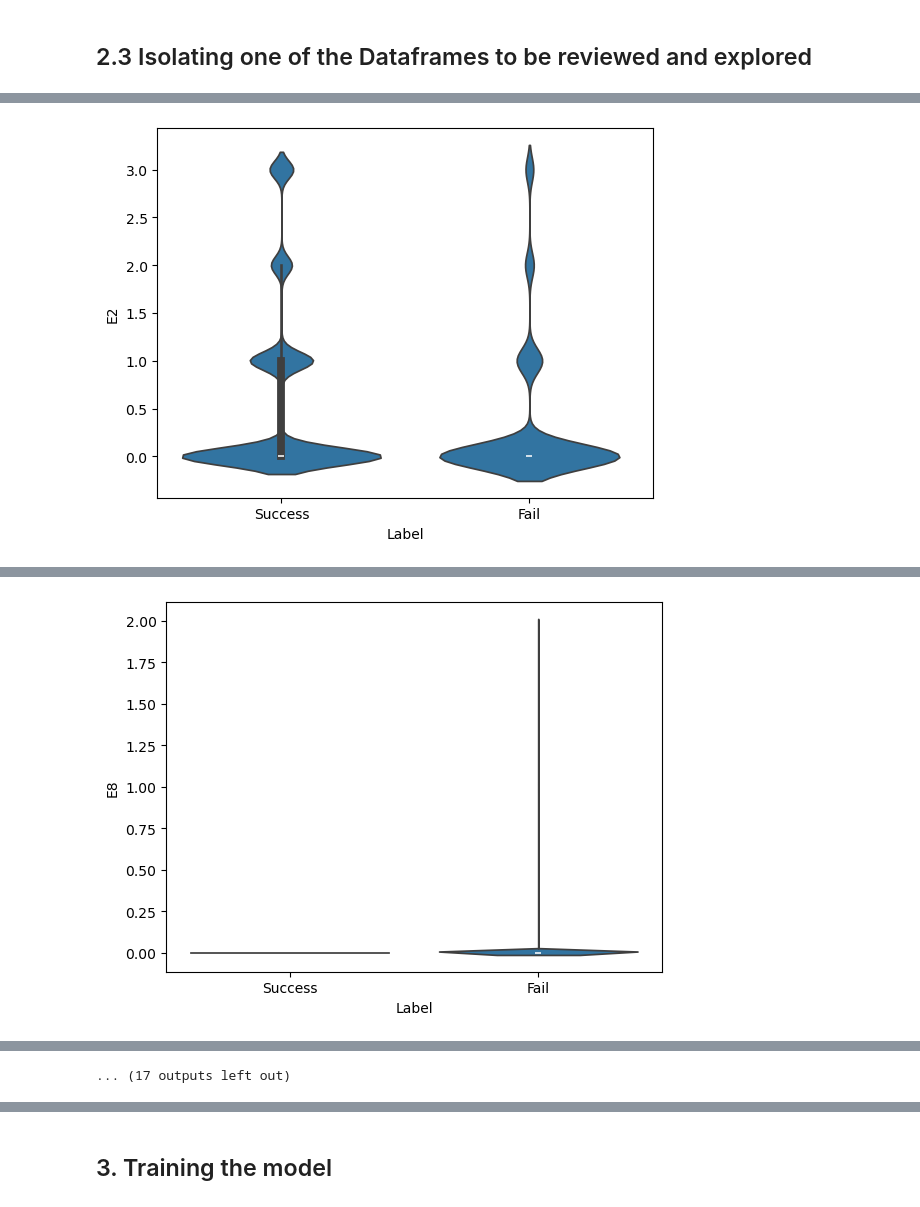
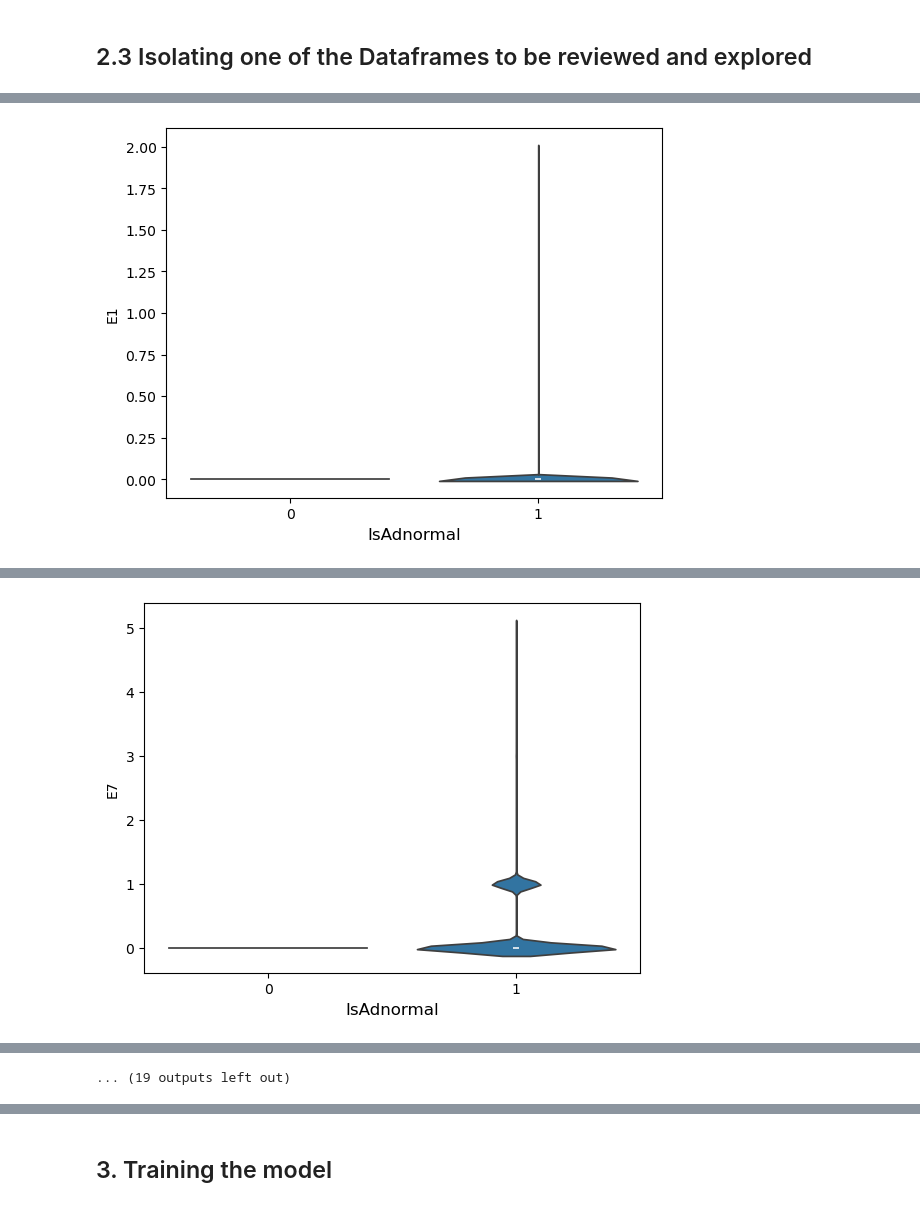
Before and after one commit to wyn-cmd/AITT-Assignment, a Jupyter notebook: LogPrep2.ipynb, the cells around one changed output, grey strips where cells are left out. Cells and saved outputs as stored; diff of their text form; code cells hidden in the pictures.

```diff
--- a/LogPrep2.ipynb
+++ b/LogPrep2.ipynb
@@ -150,0 +136,9 @@ Name: count, dtype: int64
+# %%
+# Since the anomoly_label.csv is provided as a csv with corresponding block ids, lets join them both
+# Since the Latency column is in another site, lets merge it together with the colum
+
+occ_df = pd.merge(occ_df, pandas_list[0], on='BlockId', how='inner')
+occ_df = pd.merge(occ_df, pandas_list[2][['BlockId','Latency']], on='BlockId',how='inner')
+
+# Looking at the first three entries to get an idea of the dataframe
+occ_df.head()
@@ -150,0 +153,7 @@ Name: count, dtype: int64
+# %%
+# Explore the Type column as well as Label_x and Label_y
+
+for col in ['Label_x','Label_y','Type']:
+    print('Number of unique values and counts of the values for',col,':')
+    print('Unique:',occ_df[col].nunique())
+    print('Counts for',occ_df[col].value_counts(),end='\n\n')
@@ -150,0 +182,8 @@ Name: count, dtype: int64
+# %%
+occ_df = occ_df.drop(['Type'],axis=1) # Dropping the column Type
+
+# Mapping values to be binary
+occ_df.Label_x = occ_df.Label_x.map({'Success':0, 'Fail':1})
+occ_df.Label_y = occ_df['Label_y'].map({'Normal':0, 'Anomaly':1})
+
+occ_df.head()
@@ -150,0 +202,4 @@ Name: count, dtype: int64
+# %%
+# Since both columns are actually the same, we can go ahead and drop the column label_y
+
+occ_df = occ_df.drop(['Label_y'], axis=1)
@@ -161,9 +221,10 @@ plt.show()
 # %%
-# Limiting the size of the data since process takes too long to load
+# Performing a violin plot for the labels
 
-v = occ_df.head(100000)
+v = occ_df.drop(['BlockId'], axis=1)
 
-for col in v.drop(['BlockId','Label','Type'], axis=1).columns:
-    sns.violinplot(data=v,x='Label',y=col)
+for col in v.columns:
+    sns.violinplot(data=v,x='Label_x',y=col)
+    plt.xlabel( "IsAdnormal" , size = 12 )
     plt.show()
 # %% [output]
@@ -171 +232 @@ for col in v.drop(['BlockId','Label','Type'], axis=1).columns:
-[figure, old version]
+[figure, new version]
@@ -177 +238 @@ for col in v.drop(['BlockId','Label','Type'], axis=1).columns:
-[figure, old version]
+[figure, new version]
@@ -182,2 +243,2 @@ for col in v.drop(['BlockId','Label','Type'], axis=1).columns:
-... (17 outputs left out)
+... (19 outputs left out)
 # %%
```
Also changed, not shown: parts of 109 cells of this notebook.
